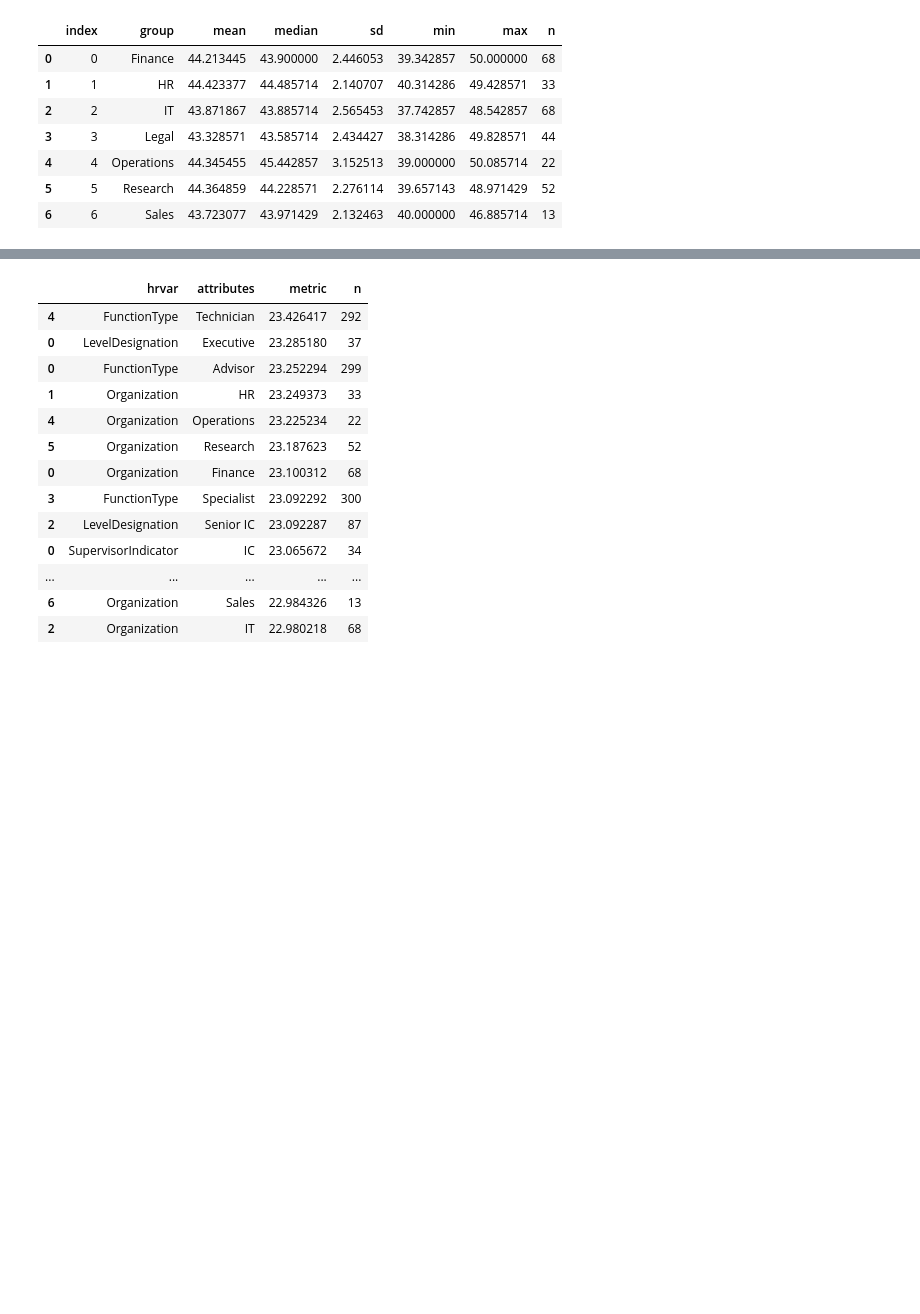
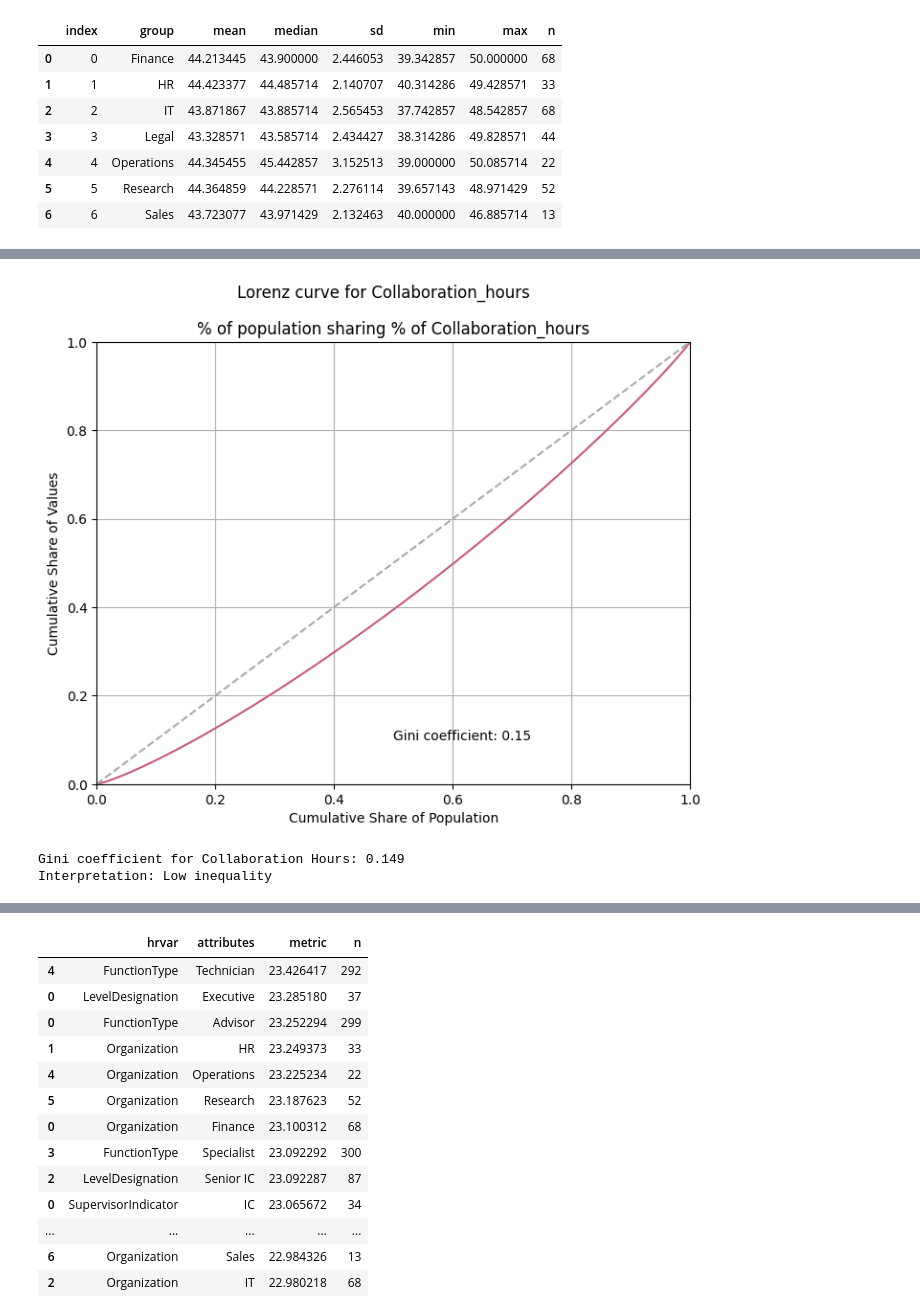
Before and after one commit to microsoft/vivainsights-py, a Jupyter notebook: docs/demo-vivainsights-py.ipynb, the cells around one changed output, grey strips where cells are left out. Drawn from its saved outputs; the diff is of its cells as text; code cells hidden in the pictures; blank space fills up the shorter version.

```diff
--- a/docs/demo-vivainsights-py.ipynb
+++ b/docs/demo-vivainsights-py.ipynb
@@ -90,0 +133,13 @@ vi.create_boxplot(data=pq_data, metric='Emails_sent', hrvar='Organization', ming
+# %%
+# Lorenz curve for collaboration hours - shows inequality across the population
+lorenz_plot = vi.create_lorenz(data=pq_data, metric='Collaboration_hours', return_type='plot')
+# %% [output]
+[figure, added]
+# %%
+# Get the Gini coefficient to quantify inequality
+gini_coef = vi.create_lorenz(data=pq_data, metric='Collaboration_hours', return_type='gini')
+print(f"Gini coefficient for Collaboration Hours: {gini_coef:.3f}")
+print(f"Interpretation: {'High inequality' if gini_coef > 0.5 else 'Moderate inequality' if gini_coef > 0.3 else 'Low inequality'}")
+# %% [output]
+Gini coefficient for Collaboration Hours: 0.149
+Interpretation: Low inequality
```
Also changed, not shown: parts of 15 cells of this notebook.
